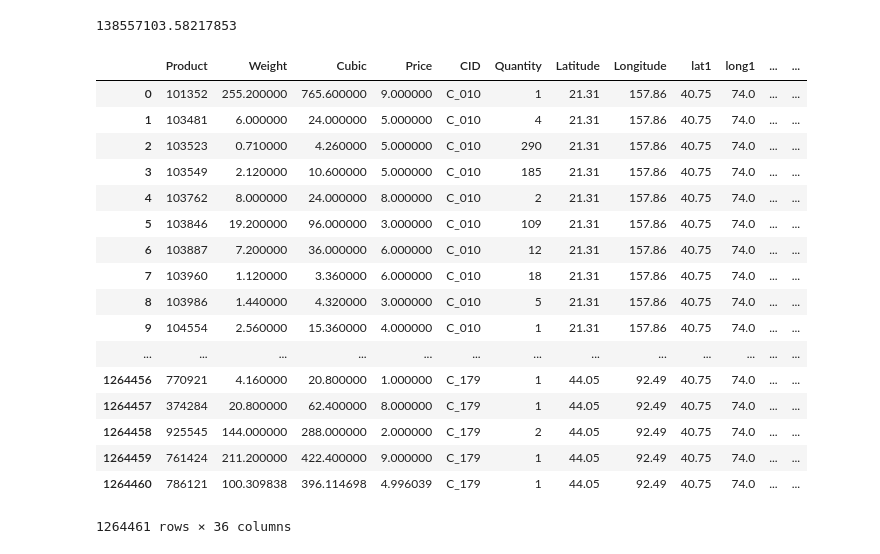
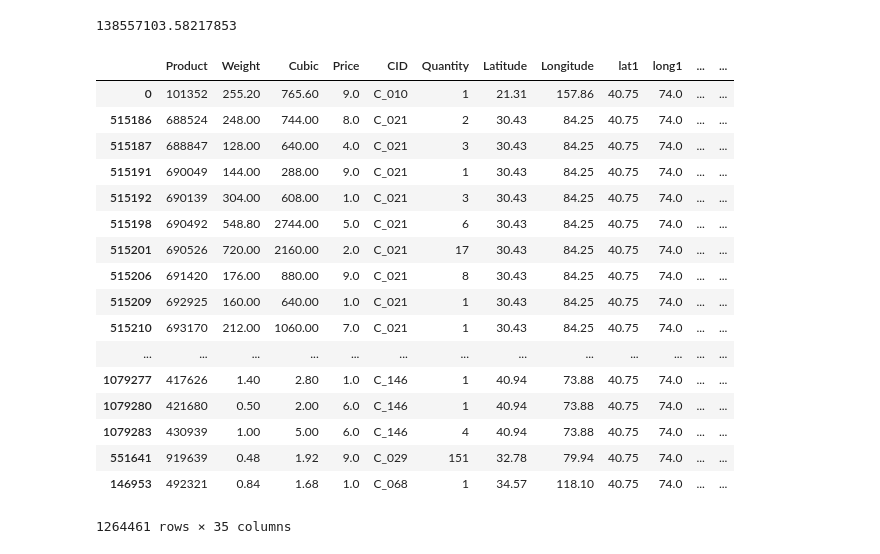
Before and after one commit to pszkilnyk/skittles, a Jupyter notebook: final.ipynb, the cells around one changed output. Saved outputs shown, nothing was run; the diff lists cells and outputs as text; code cells hidden in the pictures.

```diff
--- a/final.ipynb
+++ b/final.ipynb
@@ -132,6 +132,7 @@ transpo['CID'] = transpo['CID'].str.rstrip()
 transpo['Latitude'] = transpo['Latitude'].astype(float)
 transpo['Longitude'] = transpo['Longitude'].astype(float)
 transpo1 = transpo[7:-1]
+transpo1 = transpo1.reset_index(drop=True)
 transpo1
 # %% [output]
 |  | CID | Latitude | Longitude |
@@ -156,7 +157,7 @@ transpo1
 transpo2 = transpo[0:7]
 transpo2.columns = ['DC', 'Latitude', 'Longitude']
 transpo2 = transpo2.reindex([1,2,3,4,5,6,0])
-#transpo2 = transpo2.sort_index(ascending=True)
+transpo2 = transpo2.reset_index(drop=True)
 transpo2
 # %% [output]
 |  | DC | Latitude | Longitude |
@@ -223,7 +220,7 @@ miss['Cubic'].isnull().sum()
 # %%
-miss["Weight"].fillna(miss["Weight"].fillna(prod["Weight"].mean()), inplace=True)
-miss["Cubic"].fillna(miss["Cubic"].fillna(prod["Cubic"].mean()), inplace=True)
-miss["Price"].fillna(miss["Price"].fillna(prod["Price"].mean()), inplace=True)
+miss["Weight"].fillna((prod["Weight"].mean()), inplace=True)
+miss["Cubic"].fillna((prod["Cubic"].mean()), inplace=True)
+miss["Price"].fillna((prod["Price"].mean()), inplace=True)
 # %%
 miss['Cubic'].isnull().sum()
 # %% [output]
@@ -443,6 +447,3 @@ mo.sort_values('k')
 | 1109741 | 434350 | 1.12 | 6.72 | 8.0 | C_177 | 9 | 43.09 | 77.68 | 40.75 | 74.0 | ... | ... |
 | 1025517 | 270793 | 0.80 | 3.20 | 7.0 | C_124 | 8 | 39.29 | 76.62 | 40.75 | 74.0 | ... | ... |
 1264461 rows × 31 columns
-# %%
-mo['times']=mo['Weight']*8
-mo
@@ -574,25 +556,25 @@ uno+dos+tres
 # %% [output]
 138557103.58217853
 # %%
-pd.merge(mo, varCost, on='varCost')
+pd.merge(mo, varCost, on='varCost').sort_values('k')
 # %% [output]
 |  | Product | Weight | Cubic | Price | CID | Quantity | Latitude | Longitude | lat1 | long1 | ... | ... |
-| 0 | 101352 | 255.200000 | 765.600000 | 9.000000 | C_010 | 1 | 21.31 | 157.86 | 40.75 | 74.0 | ... | ... |
-| 1 | 103481 | 6.000000 | 24.000000 | 5.000000 | C_010 | 4 | 21.31 | 157.86 | 40.75 | 74.0 | ... | ... |
-| 2 | 103523 | 0.710000 | 4.260000 | 5.000000 | C_010 | 290 | 21.31 | 157.86 | 40.75 | 74.0 | ... | ... |
-| 3 | 103549 | 2.120000 | 10.600000 | 5.000000 | C_010 | 185 | 21.31 | 157.86 | 40.75 | 74.0 | ... | ... |
-| 4 | 103762 | 8.000000 | 24.000000 | 8.000000 | C_010 | 2 | 21.31 | 157.86 | 40.75 | 74.0 | ... | ... |
-| 5 | 103846 | 19.200000 | 96.000000 | 3.000000 | C_010 | 109 | 21.31 | 157.86 | 40.75 | 74.0 | ... | ... |
-| 6 | 103887 | 7.200000 | 36.000000 | 6.000000 | C_010 | 12 | 21.31 | 157.86 | 40.75 | 74.0 | ... | ... |
-| 7 | 103960 | 1.120000 | 3.360000 | 6.000000 | C_010 | 18 | 21.31 | 157.86 | 40.75 | 74.0 | ... | ... |
-| 8 | 103986 | 1.440000 | 4.320000 | 3.000000 | C_010 | 5 | 21.31 | 157.86 | 40.75 | 74.0 | ... | ... |
-| 9 | 104554 | 2.560000 | 15.360000 | 4.000000 | C_010 | 1 | 21.31 | 157.86 | 40.75 | 74.0 | ... | ... |
+| 0 | 101352 | 255.20 | 765.60 | 9.0 | C_010 | 1 | 21.31 | 157.86 | 40.75 | 74.0 | ... | ... |
+| 515186 | 688524 | 248.00 | 744.00 | 8.0 | C_021 | 2 | 30.43 | 84.25 | 40.75 | 74.0 | ... | ... |
+| 515187 | 688847 | 128.00 | 640.00 | 4.0 | C_021 | 3 | 30.43 | 84.25 | 40.75 | 74.0 | ... | ... |
+| 515191 | 690049 | 144.00 | 288.00 | 9.0 | C_021 | 1 | 30.43 | 84.25 | 40.75 | 74.0 | ... | ... |
+| 515192 | 690139 | 304.00 | 608.00 | 1.0 | C_021 | 3 | 30.43 | 84.25 | 40.75 | 74.0 | ... | ... |
+| 515198 | 690492 | 548.80 | 2744.00 | 5.0 | C_021 | 6 | 30.43 | 84.25 | 40.75 | 74.0 | ... | ... |
+| 515201 | 690526 | 720.00 | 2160.00 | 2.0 | C_021 | 17 | 30.43 | 84.25 | 40.75 | 74.0 | ... | ... |
+| 515206 | 691420 | 176.00 | 880.00 | 9.0 | C_021 | 8 | 30.43 | 84.25 | 40.75 | 74.0 | ... | ... |
+| 515209 | 692925 | 160.00 | 640.00 | 1.0 | C_021 | 1 | 30.43 | 84.25 | 40.75 | 74.0 | ... | ... |
+| 515210 | 693170 | 212.00 | 1060.00 | 7.0 | C_021 | 1 | 30.43 | 84.25 | 40.75 | 74.0 | ... | ... |
 | ... | ... | ... | ... | ... | ... | ... | ... | ... | ... | ... | ... | ... |
-| 1264456 | 770921 | 4.160000 | 20.800000 | 1.000000 | C_179 | 1 | 44.05 | 92.49 | 40.75 | 74.0 | ... | ... |
-| 1264457 | 374284 | 20.800000 | 62.400000 | 8.000000 | C_179 | 1 | 44.05 | 92.49 | 40.75 | 74.0 | ... | ... |
-| 1264458 | 925545 | 144.000000 | 288.000000 | 2.000000 | C_179 | 2 | 44.05 | 92.49 | 40.75 | 74.0 | ... | ... |
-| 1264459 | 761424 | 211.200000 | 422.400000 | 9.000000 | C_179 | 1 | 44.05 | 92.49 | 40.75 | 74.0 | ... | ... |
-| 1264460 | 786121 | 100.309838 | 396.114698 | 4.996039 | C_179 | 1 | 44.05 | 92.49 | 40.75 | 74.0 | ... | ... |
+| 1079277 | 417626 | 1.40 | 2.80 | 1.0 | C_146 | 1 | 40.94 | 73.88 | 40.75 | 74.0 | ... | ... |
+| 1079280 | 421680 | 0.50 | 2.00 | 6.0 | C_146 | 1 | 40.94 | 73.88 | 40.75 | 74.0 | ... | ... |
+| 1079283 | 430939 | 1.00 | 5.00 | 6.0 | C_146 | 4 | 40.94 | 73.88 | 40.75 | 74.0 | ... | ... |
+| 551641 | 919639 | 0.48 | 1.92 | 9.0 | C_029 | 151 | 32.78 | 79.94 | 40.75 | 74.0 | ... | ... |
+| 146953 | 492321 | 0.84 | 1.68 | 1.0 | C_068 | 1 | 34.57 | 118.10 | 40.75 | 74.0 | ... | ... |
-1264461 rows × 36 columns
+1264461 rows × 35 columns
 # %%
 #not sure what to use for throughput but I have the DCs added in so it could be in $,weight,volume,etc
```
Also changed, not shown: parts of 7 cells of this notebook.
